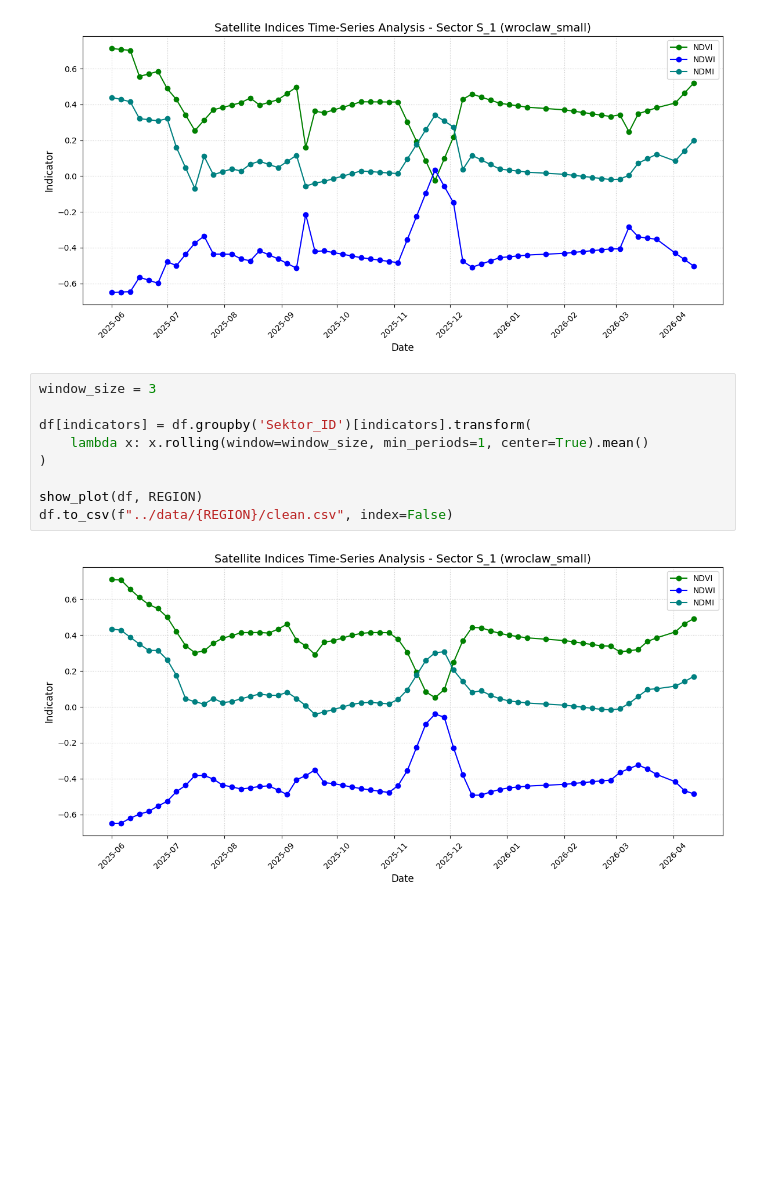
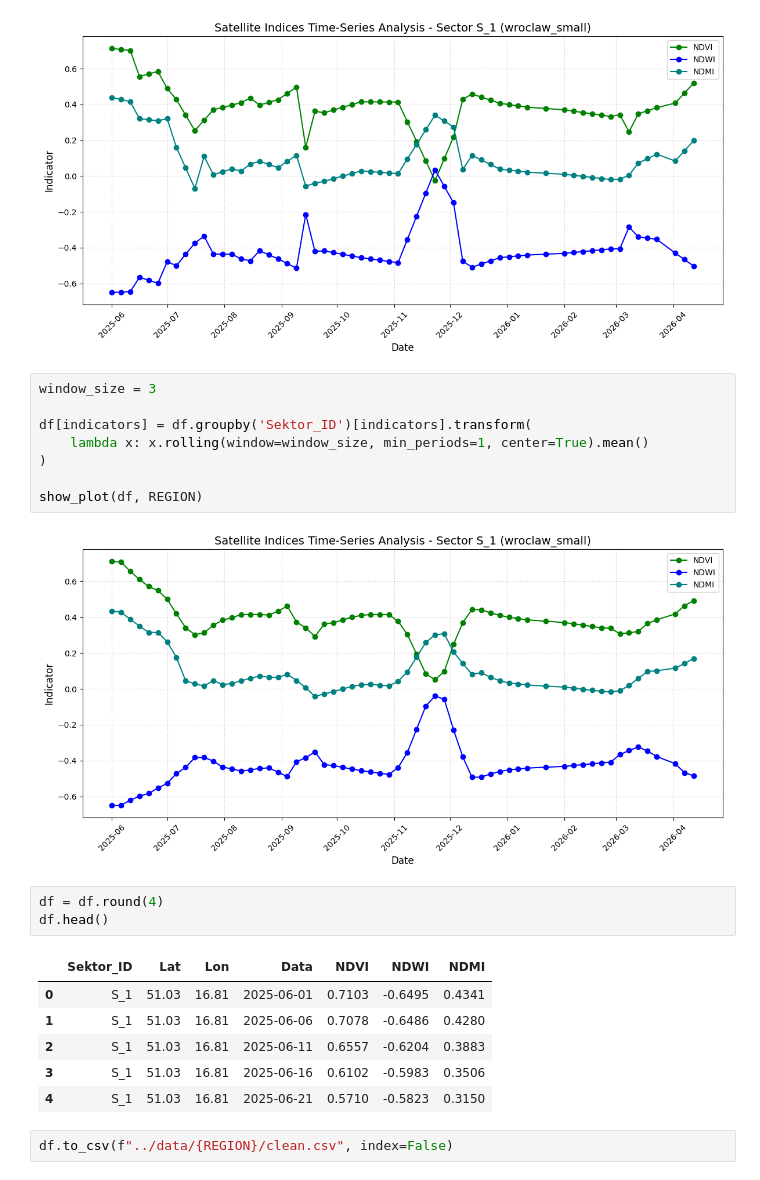
Before and after one commit to AleksandraPonikowska/space-water-solutions, a Jupyter notebook: notebooks/02_data_preprocessing.ipynb, the cells around one changed output. Saved outputs shown, nothing was run; the diff lists cells and outputs as text; blank space fills up the shorter version.

Commit message:
Add rounding

```diff
--- a/notebooks/02_data_preprocessing.ipynb
+++ b/notebooks/02_data_preprocessing.ipynb
@@ -57,6 +58,17 @@ df[indicators] = df.groupby('Sektor_ID')[indicators].transform(
 )
 
 show_plot(df, REGION)
-df.to_csv(f"../data/{REGION}/clean.csv", index=False)
 # %% [output]
 [figure]
+# %%
+df = df.round(4)
+df.head()
+# %% [output]
+|  | Sektor_ID | Lat | Lon | Data | NDVI | NDWI | NDMI |
+| 0 | S_1 | 51.03 | 16.81 | 2025-06-01 | 0.7103 | -0.6495 | 0.4341 |
+| 1 | S_1 | 51.03 | 16.81 | 2025-06-06 | 0.7078 | -0.6486 | 0.4280 |
+| 2 | S_1 | 51.03 | 16.81 | 2025-06-11 | 0.6557 | -0.6204 | 0.3883 |
+| 3 | S_1 | 51.03 | 16.81 | 2025-06-16 | 0.6102 | -0.5983 | 0.3506 |
+| 4 | S_1 | 51.03 | 16.81 | 2025-06-21 | 0.5710 | -0.5823 | 0.3150 |
+# %%
+df.to_csv(f"../data/{REGION}/clean.csv", index=False)
```
Also changed, not shown: parts of 1 cell of this notebook, 1 other file.
